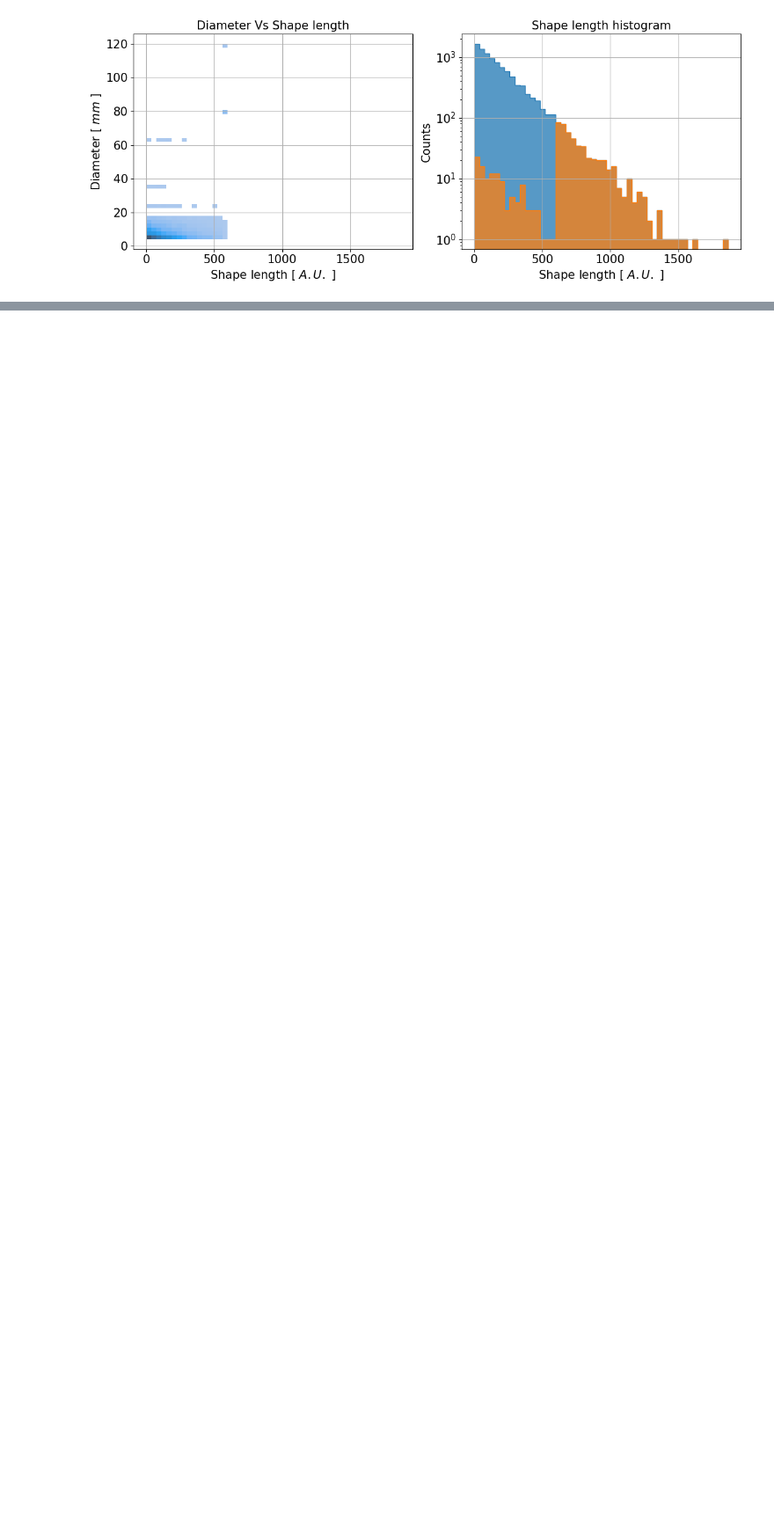
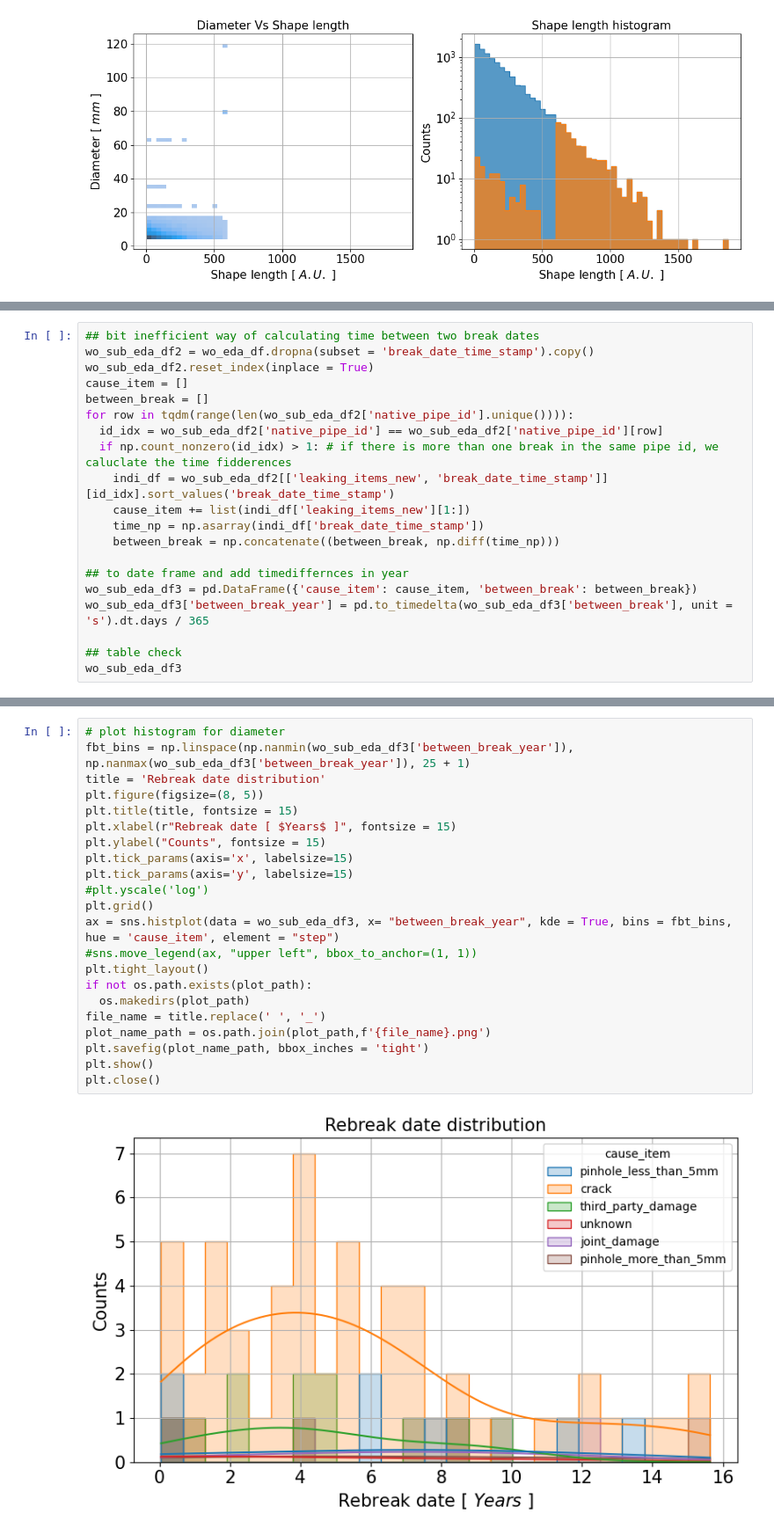
Before and after one commit to MyoungchulK/Fracta_test, a Jupyter notebook: analysis.ipynb, the cells around one changed output, grey strips where cells are left out. Shown at 88% size. Cells and saved outputs as stored; diff of their text form; blank space fills up the shorter version.

```diff
--- a/analysis.ipynb
+++ b/analysis.ipynb
@@ -939,0 +656,20 @@ array(['S63-12', 'S29-7', 'S11-1', ..., 'H14-7', 'T7-2', 'S22-8'],
+# %%
+## bit inefficient way of calculating time between two break dates
+wo_sub_eda_df2 = wo_eda_df.dropna(subset = 'break_date_time_stamp').copy()
+wo_sub_eda_df2.reset_index(inplace = True)
+cause_item = []
+between_break = []
+for row in tqdm(range(len(wo_sub_eda_df2['native_pipe_id'].unique()))):
+  id_idx = wo_sub_eda_df2['native_pipe_id'] == wo_sub_eda_df2['native_pipe_id'][row]
+  if np.count_nonzero(id_idx) > 1: # if there is more than one break in the same pipe id, we caluclate the time fidderences
+    indi_df = wo_sub_eda_df2[['leaking_items_new', 'break_date_time_stamp']][id_idx].sort_values('break_date_time_stamp')
+    cause_item += list(indi_df['leaking_items_new'][1:])
+    time_np = np.asarray(indi_df['break_date_time_stamp'])
+    between_break = np.concatenate((between_break, np.diff(time_np)))
+
+## to date frame and add timediffernces in year
+wo_sub_eda_df3 = pd.DataFrame({'cause_item': cause_item, 'between_break': between_break})
+wo_sub_eda_df3['between_break_year'] = pd.to_timedelta(wo_sub_eda_df3['between_break'], unit = 's').dt.days / 365
+
+## table check
+wo_sub_eda_df3
@@ -939,0 +690,24 @@ array(['S63-12', 'S29-7', 'S11-1', ..., 'H14-7', 'T7-2', 'S22-8'],
+# %%
+# plot histogram for diameter
+fbt_bins = np.linspace(np.nanmin(wo_sub_eda_df3['between_break_year']), np.nanmax(wo_sub_eda_df3['between_break_year']), 25 + 1)
+title = 'Rebreak date distribution'
+plt.figure(figsize=(8, 5))
+plt.title(title, fontsize = 15)
+plt.xlabel(r"Rebreak date [ $Years$ ]", fontsize = 15)
+plt.ylabel("Counts", fontsize = 15)
+plt.tick_params(axis='x', labelsize=15)
+plt.tick_params(axis='y', labelsize=15)
+#plt.yscale('log')
+plt.grid()
+ax = sns.histplot(data = wo_sub_eda_df3, x= "between_break_year", kde = True, bins = fbt_bins, hue = 'cause_item', element = "step")
+#sns.move_legend(ax, "upper left", bbox_to_anchor=(1, 1))
+plt.tight_layout()
+if not os.path.exists(plot_path):
+  os.makedirs(plot_path)
+file_name = title.replace(' ', '_')
+plot_name_path = os.path.join(plot_path,f'{file_name}.png')
+plt.savefig(plot_name_path, bbox_inches = 'tight')
+plt.show()
+plt.close()
+# %% [output]
+[figure, added]
```
Also changed, not shown: parts of 77 cells of this notebook, 7 other files.
